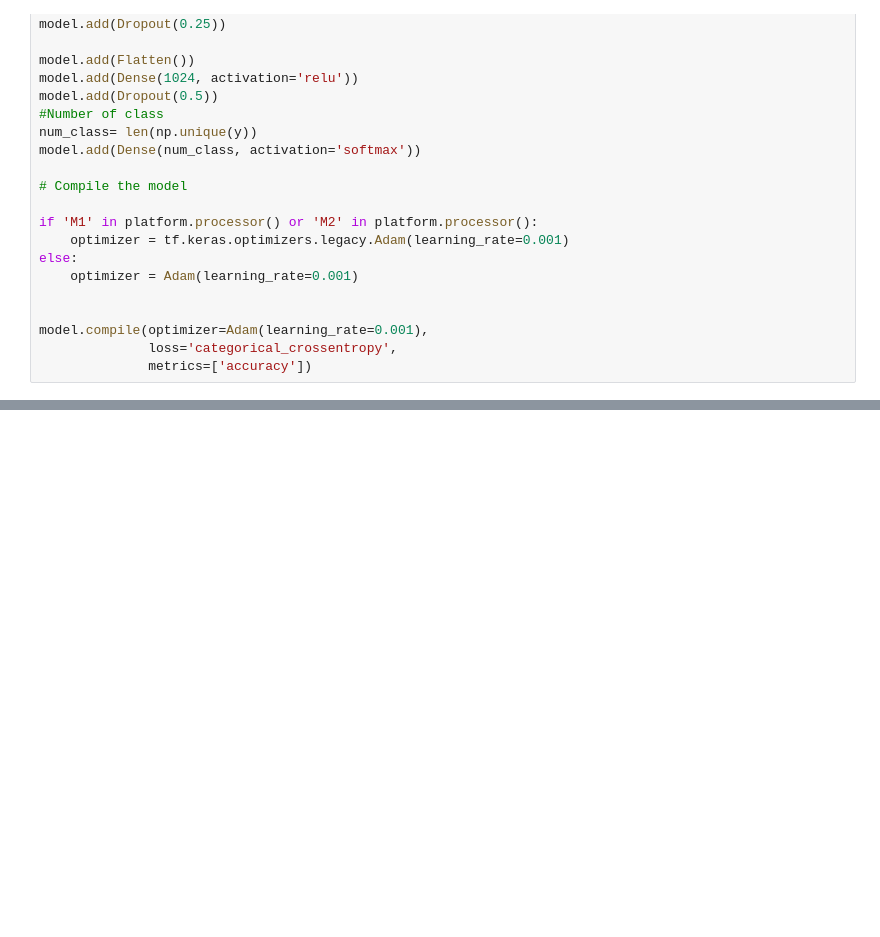
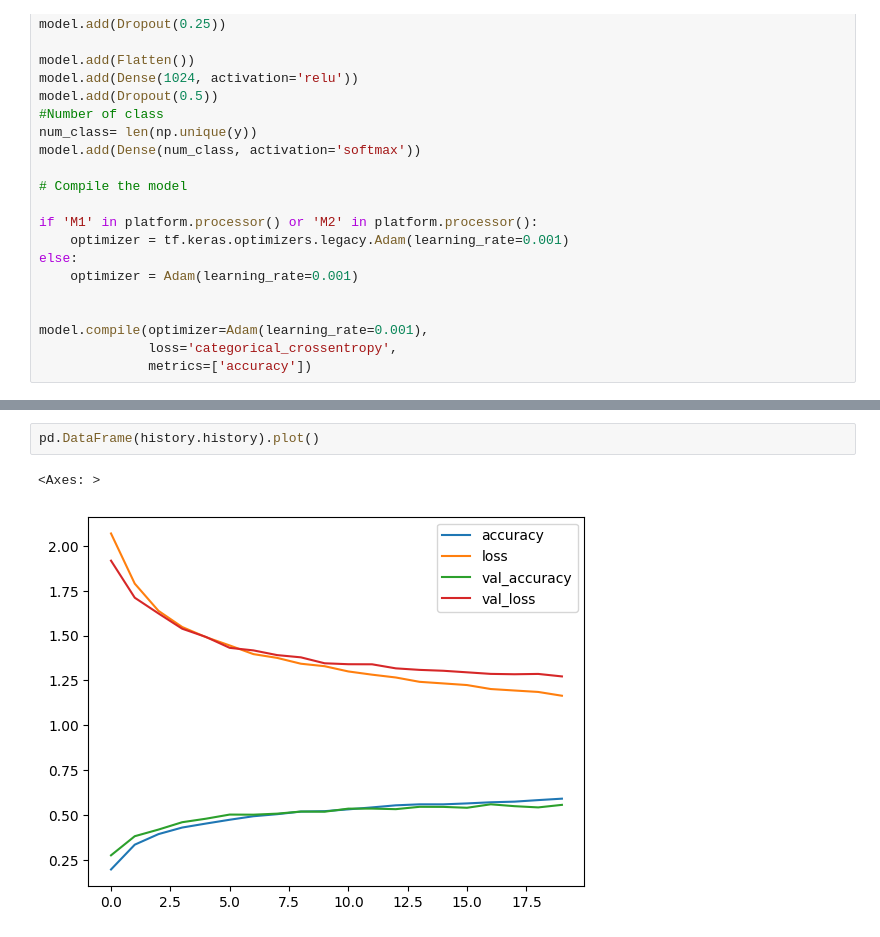
Before and after one commit to CptJarkov/MLProj, a Jupyter notebook: affectnet/ProjektOpenCV.ipynb, the cells around one changed output, grey strips where cells are left out. Cells and saved outputs as stored; diff of their text form; blank space fills up the shorter version.

```diff
--- a/affectnet/ProjektOpenCV.ipynb
+++ b/affectnet/ProjektOpenCV.ipynb
@@ -192,0 +265,5 @@ KeyboardInterrupt:
+# %%
+pd.DataFrame(history.history).plot()
+# %% [output]
+<Axes: >
+[figure, added]
```
Also changed, not shown: parts of 9 cells of this notebook, 1 other file.
